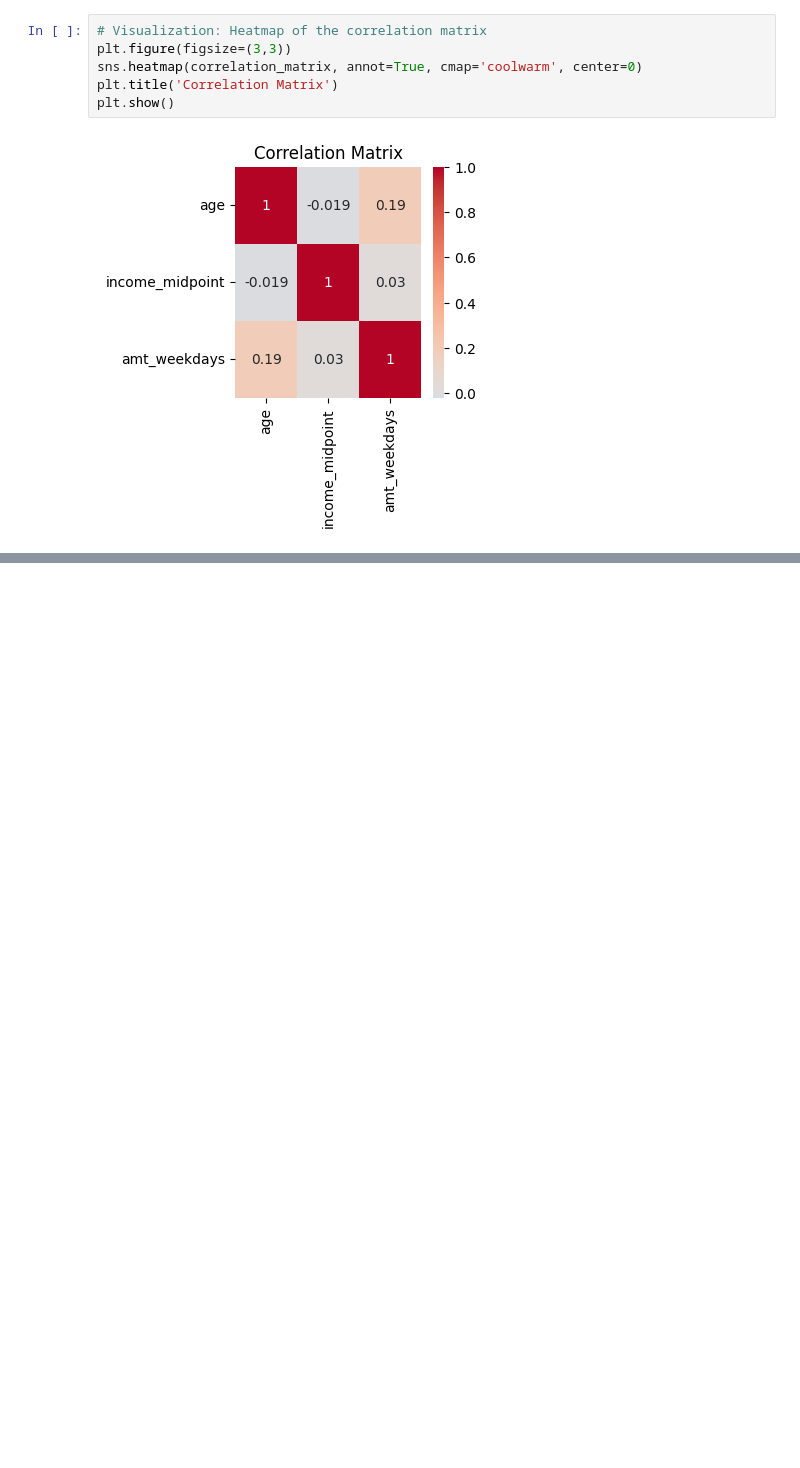
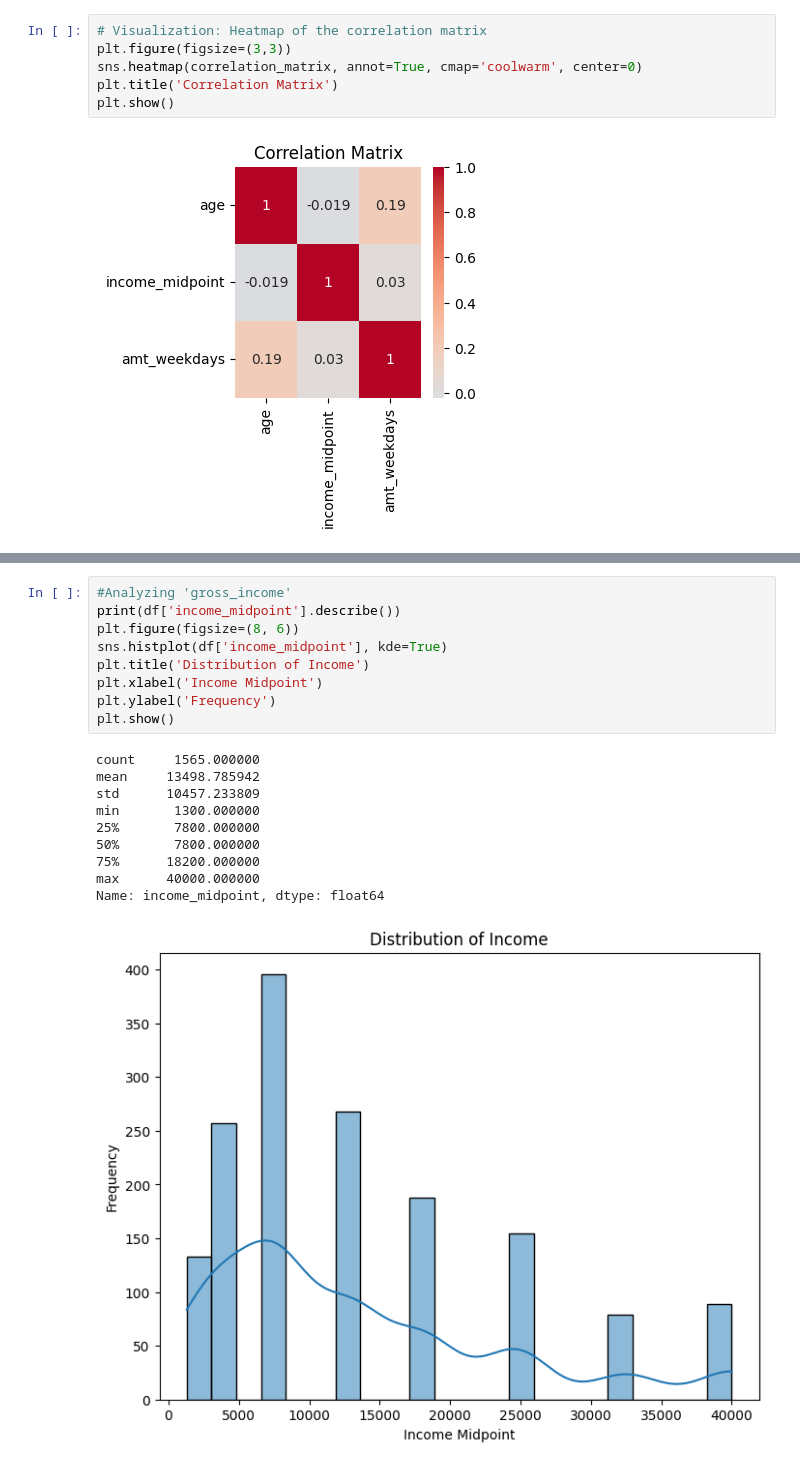
Before and after one commit to mrudulmamtani/EDA-DA-1, a Jupyter notebook: Mrudul_Mamtani_(22BCE3721).ipynb, the cells around one changed output, grey strips where cells are left out. Cells and saved outputs as stored; diff of their text form; blank space fills up the shorter version.

```diff
--- a/Mrudul_Mamtani_(22BCE3721).ipynb
+++ b/Mrudul_Mamtani_(22BCE3721).ipynb
@@ -543,0 +568,20 @@ plt.show()
+# %%
+#Analyzing 'gross_income'
+print(df['income_midpoint'].describe())
+plt.figure(figsize=(8, 6))
+sns.histplot(df['income_midpoint'], kde=True)
+plt.title('Distribution of Income')
+plt.xlabel('Income Midpoint')
+plt.ylabel('Frequency')
+plt.show()
+# %% [output]
+count     1565.000000
+mean     13498.785942
+std      10457.233809
+min       1300.000000
+25%       7800.000000
+50%       7800.000000
+75%      18200.000000
+max      40000.000000
+Name: income_midpoint, dtype: float64
+[figure, added]
```
Also changed, not shown: parts of 29 cells of this notebook.
